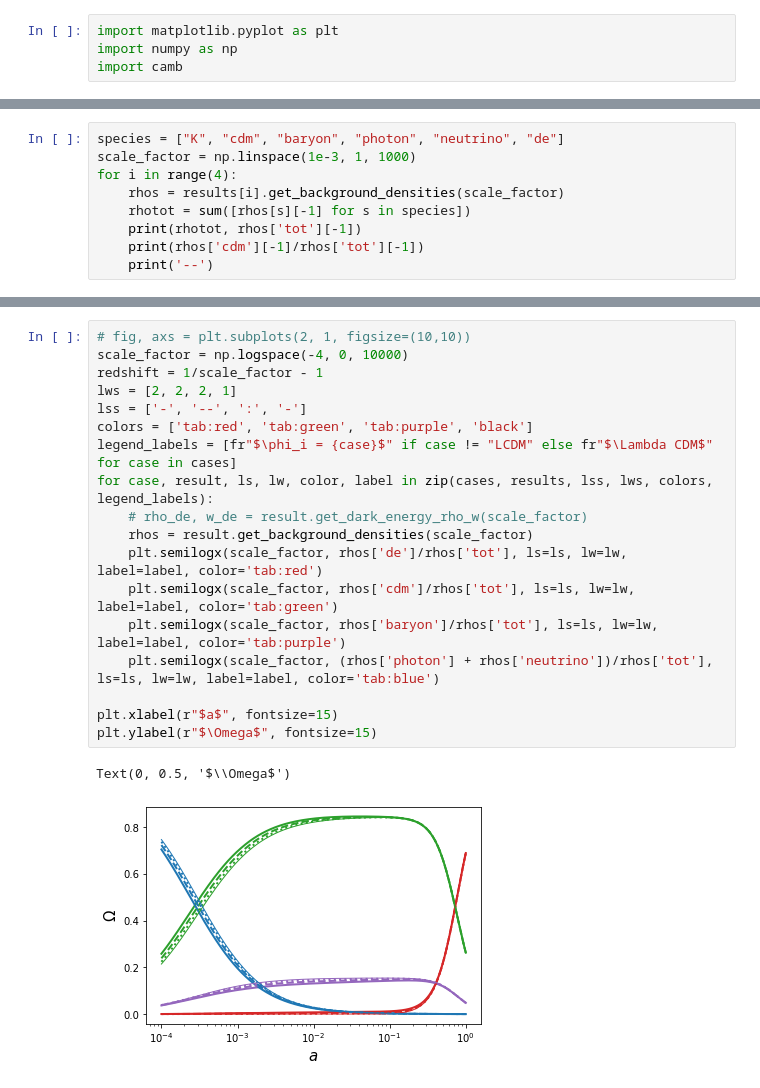
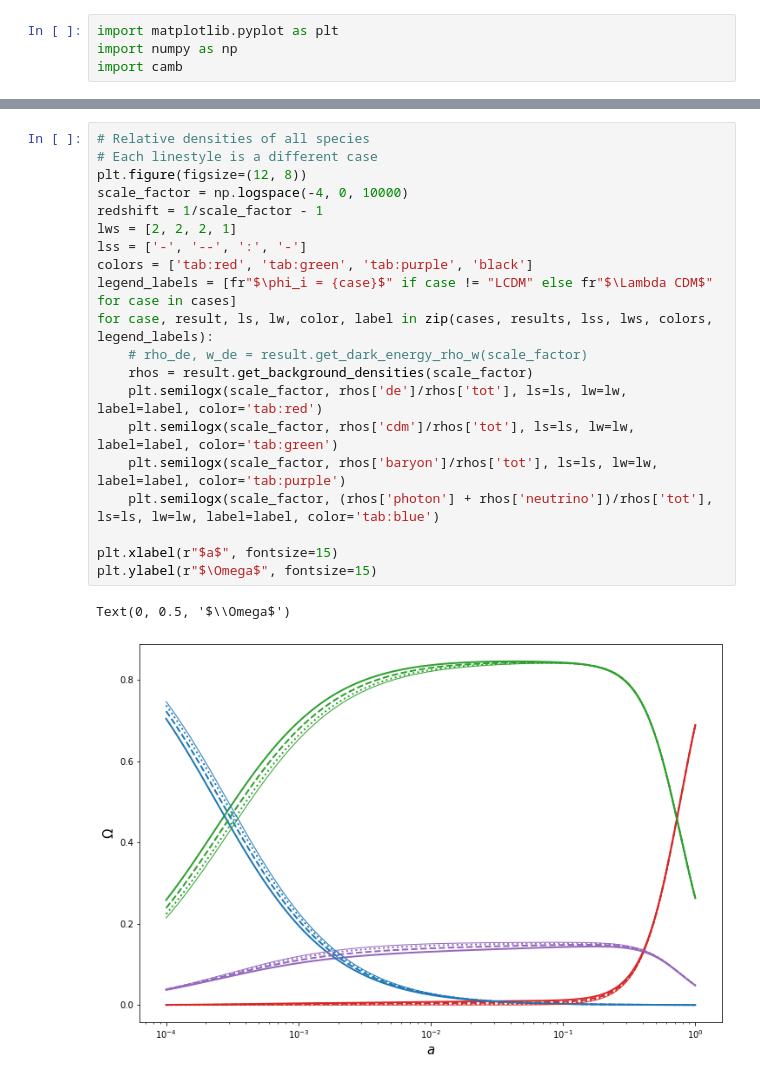
Before and after one commit to joaoreboucas1/CAMB-HDS, a Jupyter notebook: docs/HDS-Demo.ipynb, the cells around one changed output, grey strips where cells are left out. Saved outputs shown, nothing was run; the diff lists cells and outputs as text.

```diff
--- a/docs/HDS-Demo.ipynb
+++ b/docs/HDS-Demo.ipynb
@@ -58,9 +64,0 @@ for case in cases:
-# %%
-species = ["K", "cdm", "baryon", "photon", "neutrino", "de"]
-scale_factor = np.linspace(1e-3, 1, 1000)
-for i in range(4):
-    rhos = results[i].get_background_densities(scale_factor)
-    rhotot = sum([rhos[s][-1] for s in species])
-    print(rhotot, rhos['tot'][-1])
-    print(rhos['cdm'][-1]/rhos['tot'][-1])
-    print('--')
@@ -80,22 +65,24 @@ for i in range(4):
 # %%
-# fig, axs = plt.subplots(2, 1, figsize=(10,10))
+# Relative densities of all species
+# Each linestyle is a different case
+plt.figure(figsize=(12, 8))
 scale_factor = np.logspace(-4, 0, 10000)
 redshift = 1/scale_factor - 1
 lws = [2, 2, 2, 1]
 lss = ['-', '--', ':', '-']
 colors = ['tab:red', 'tab:green', 'tab:purple', 'black']
 legend_labels = [fr"$\phi_i = {case}$" if case != "LCDM" else fr"$\Lambda CDM$" for case in cases]
 for case, result, ls, lw, color, label in zip(cases, results, lss, lws, colors, legend_labels):
     # rho_de, w_de = result.get_dark_energy_rho_w(scale_factor)
     rhos = result.get_background_densities(scale_factor)
     plt.semilogx(scale_factor, rhos['de']/rhos['tot'], ls=ls, lw=lw, label=label, color='tab:red')
     plt.semilogx(scale_factor, rhos['cdm']/rhos['tot'], ls=ls, lw=lw, label=label, color='tab:green')
     plt.semilogx(scale_factor, rhos['baryon']/rhos['tot'], ls=ls, lw=lw, label=label, color='tab:purple')
     plt.semilogx(scale_factor, (rhos['photon'] + rhos['neutrino'])/rhos['tot'], ls=ls, lw=lw, label=label, color='tab:blue')
 
 plt.xlabel(r"$a$", fontsize=15)
 plt.ylabel(r"$\Omega$", fontsize=15)
 # %% [output]
 Text(0, 0.5, '$\\Omega$')
-[figure, old version]
+[figure, new version]
 # %%
```
Also changed, not shown: parts of 5 cells of this notebook.
